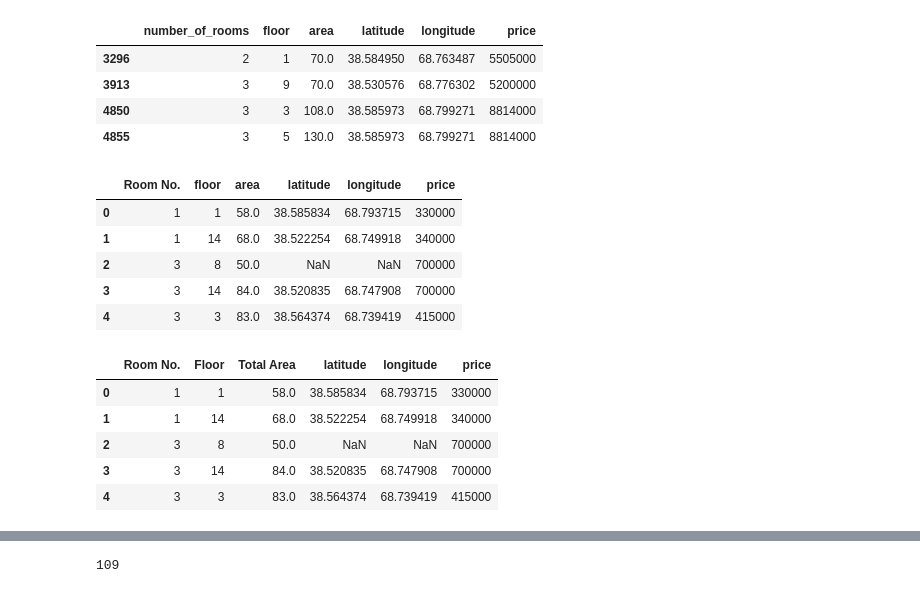
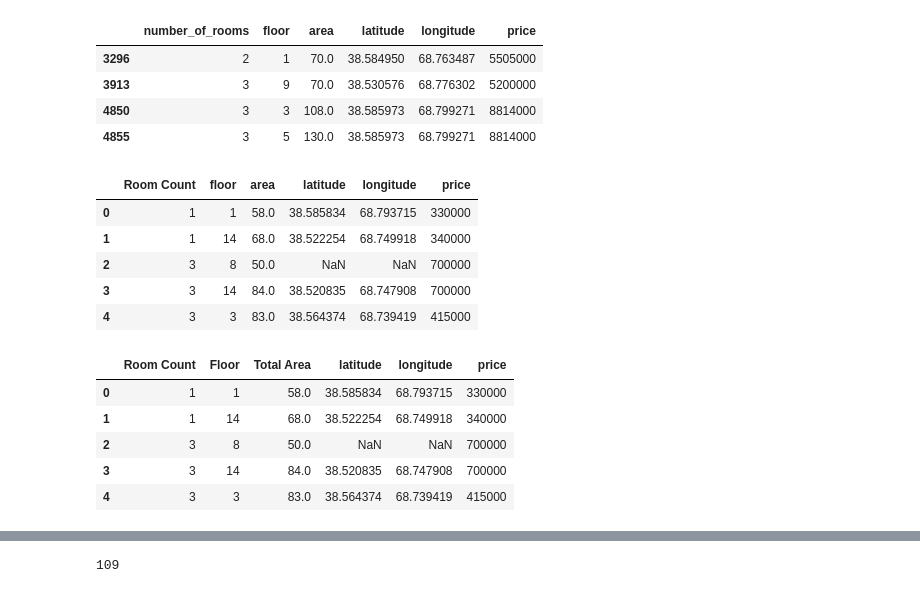
Before and after one commit to CodeSolid/pandas-series, a Jupyter notebook: Data Cleaning in pandas/Data cleaning using pandas.ipynb, the cells around one changed output, grey strips where cells are left out. Saved outputs shown, nothing was run; the diff lists cells and outputs as text; code cells hidden in the pictures.

```diff
--- a/Data Cleaning in pandas/Data cleaning using pandas.ipynb
+++ b/Data Cleaning in pandas/Data cleaning using pandas.ipynb
@@ -124,12 +124,12 @@ df1.head()
 | 4855 | 3 | 5 | 130.0 | 38.585973 | 68.799271 | 8814000 |
 # %%
 # renaming the column name in pandas
-data.rename(columns ={'number_of_rooms':'Room No.'}, inplace =True)
+data.rename(columns ={'number_of_rooms':'Room Count'}, inplace =True)
 
 # data heading
 data.head()
 # %% [output]
-|  | Room No. | floor | area | latitude | longitude | price |
+|  | Room Count | floor | area | latitude | longitude | price |
 | 0 | 1 | 1 | 58.0 | 38.585834 | 68.793715 | 330000 |
 | 1 | 1 | 14 | 68.0 | 38.522254 | 68.749918 | 340000 |
 | 2 | 3 | 8 | 50.0 | NaN | NaN | 700000 |
@@ -137,12 +137,12 @@ data.head()
 | 4 | 3 | 3 | 83.0 | 38.564374 | 68.739419 | 415000 |
 # %%
 # changing the names of the columns
-data.columns = ['Room No.', 'Floor', 'Total Area', 'latitude', 'longitude', 'price']
+data.columns = ['Room Count', 'Floor', 'Total Area', 'latitude', 'longitude', 'price']
 
 # heading of the columns
 data.head()
 # %% [output]
-|  | Room No. | Floor | Total Area | latitude | longitude | price |
+|  | Room Count | Floor | Total Area | latitude | longitude | price |
 | 0 | 1 | 1 | 58.0 | 38.585834 | 68.793715 | 330000 |
 | 1 | 1 | 14 | 68.0 | 38.522254 | 68.749918 | 340000 |
 | 2 | 3 | 8 | 50.0 | NaN | NaN | 700000 |
```
Also changed, not shown: parts of 9 cells of this notebook, 2 other files.
